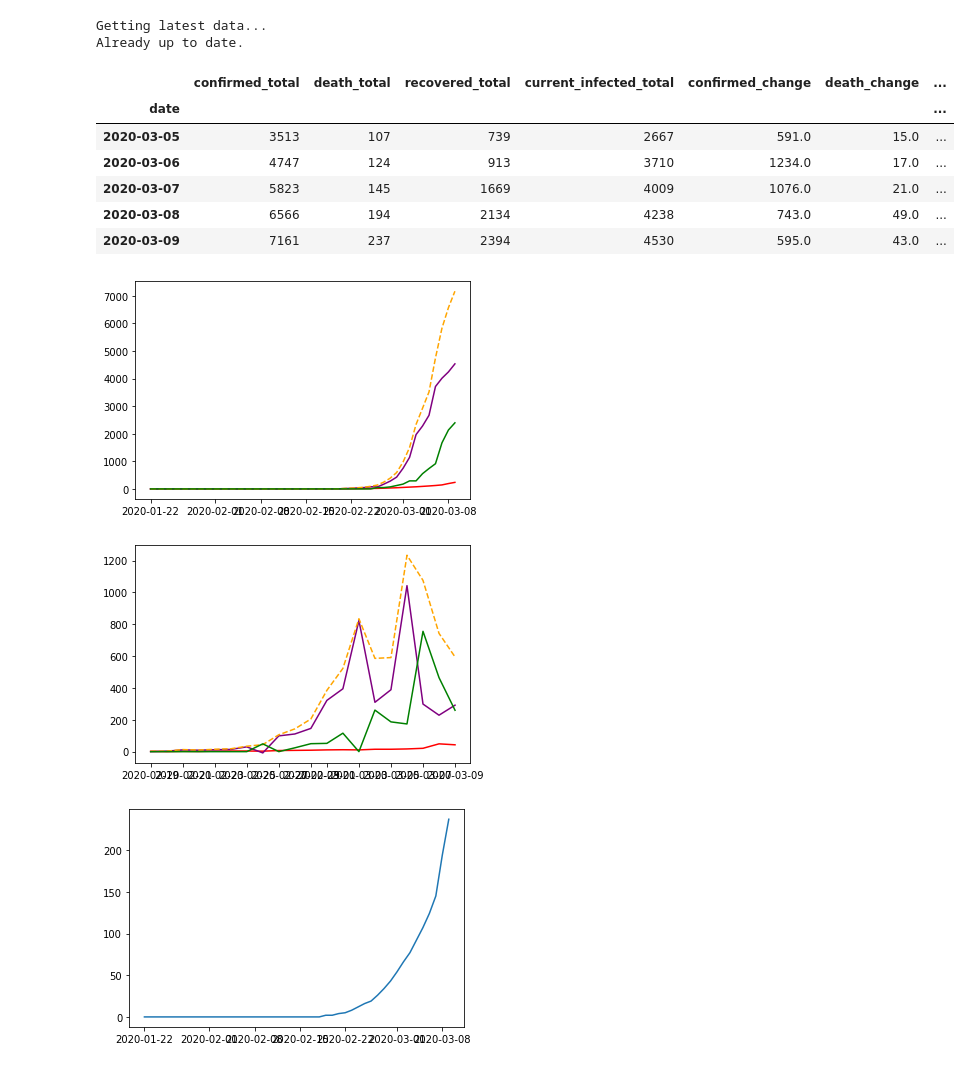
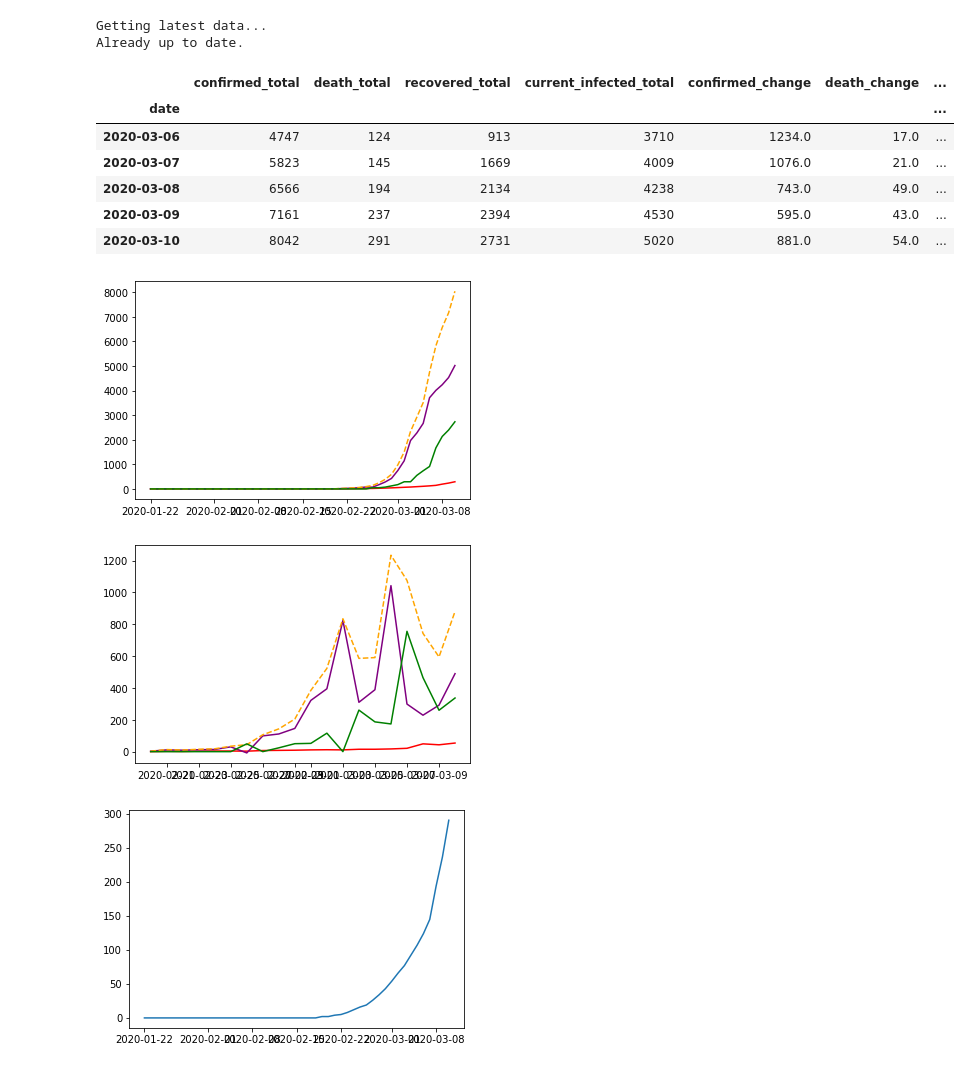
Before and after one commit to Addidy/coronavirus-analysis, a Jupyter notebook: src/Iran.ipynb, the cells around one changed output. Cells and saved outputs as stored; diff of their text form; code cells hidden in the pictures.

```diff
--- a/src/Iran.ipynb
+++ b/src/Iran.ipynb
@@ -12,25 +12,25 @@ dl = anlzr.DataDownloader()
 Getting latest data...
 Already up to date.
 # %%
-iran = dl.get_analyzer(include_country_regions=['Iran'])
+iran = dl.get_analyzer(include_country_regions=['Iran (Islamic Republic of)'])
 iran.get_dataframe().tail()
 # %% [output]
 |  | confirmed_total | death_total | recovered_total | current_infected_total | confirmed_change | death_change | ... |
 | date |  |  |  |  |  |  | ... |
-| 2020-03-05 | 3513 | 107 | 739 | 2667 | 591.0 | 15.0 | ... |
 | 2020-03-06 | 4747 | 124 | 913 | 3710 | 1234.0 | 17.0 | ... |
 | 2020-03-07 | 5823 | 145 | 1669 | 4009 | 1076.0 | 21.0 | ... |
 | 2020-03-08 | 6566 | 194 | 2134 | 4238 | 743.0 | 49.0 | ... |
 | 2020-03-09 | 7161 | 237 | 2394 | 4530 | 595.0 | 43.0 | ... |
+| 2020-03-10 | 8042 | 291 | 2731 | 5020 | 881.0 | 54.0 | ... |
 # %%
 iran.graph_data()
 # %% [output]
-[figure, old version]
+[figure, new version]
 # %%
 iran.graph_changes(since_x_days_ago=20)
 # %% [output]
-[figure, old version]
+[figure, new version]
 # %%
 iran.graph_data(['death_total'])
 # %% [output]
-[figure, old version]
+[figure, new version]
```
Also changed, not shown: parts of 3 cells of this notebook, 8 other files.
